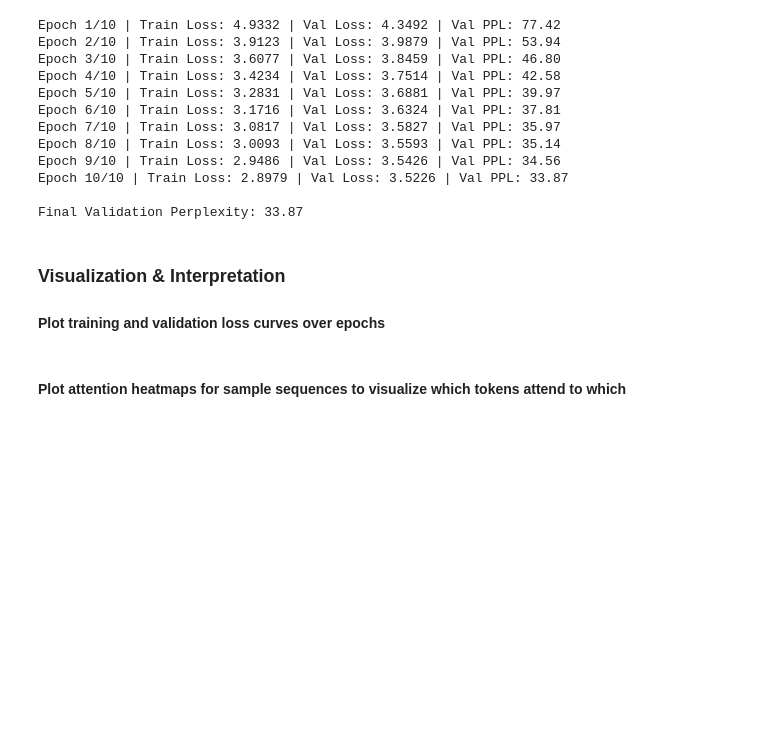
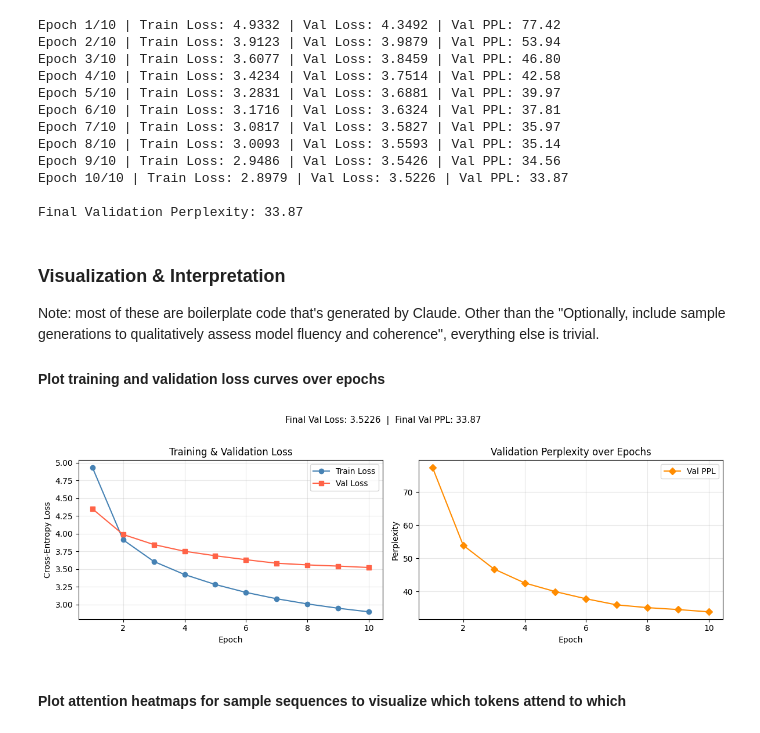
Before and after one commit to shanewang09/applied-ml, a Jupyter notebook: homework3/AppliedML_HW3_tsw2134.ipynb, the cells around one changed output. Drawn from its saved outputs; the diff is of its cells as text; code cells hidden in the pictures; blank space fills up the shorter version.

```diff
--- a/homework3/AppliedML_HW3_tsw2134.ipynb
+++ b/homework3/AppliedML_HW3_tsw2134.ipynb
@@ -74,7 +74,7 @@ with open('/tmp/corpus.txt', 'w') as f:
 # Initialize tokenizer (BPE) and specify unknown token replacement
 tokenizer = Tokenizer(BPE(unk_token='[UNK]'))
 tokenizer.pre_tokenizer = ByteLevel(add_prefix_space=False) # probably unnecessary for Tiny Shakespeare
-# tokenizer.decoder = ByteLevelDecoder() # uncomment to remove weird whitespace characters in # Testing words cell
+tokenizer.decoder = ByteLevelDecoder() # uncomment to remove weird whitespace characters in # Testing words cell
 
 trainer = BpeTrainer(
     vocab_size=VOCAB_SIZE,
@@ -405,6 +406,36 @@ Epoch 10/10 | Train Loss: 2.8979 | Val Loss: 3.5226 | Val PPL: 33.87
 Final Validation Perplexity: 33.87
 # %% [markdown]
 ### Visualization & Interpretation
+Note: most of these are boilerplate code that's generated by Claude. Other than the "Optionally, include sample generations to qualitatively assess model fluency and coherence", everything else is trivial.
 #### Plot training and validation loss curves over epochs
+# %%
+fig, axes = plt.subplots(1, 2, figsize=(12, 4))
+
+epochs = range(1, N_EPOCHS + 1)
+
+# Loss curves
+axes[0].plot(epochs, train_losses, marker='o', label='Train Loss', color='steelblue')
+axes[0].plot(epochs, val_losses,   marker='s', label='Val Loss',   color='tomato')
+axes[0].set_xlabel('Epoch')
+axes[0].set_ylabel('Cross-Entropy Loss')
+axes[0].set_title('Training & Validation Loss')
+axes[0].legend()
+axes[0].grid(alpha=0.3)
+
+# Perplexity curve
+axes[1].plot(epochs, val_ppls, marker='D', color='darkorange', label='Val PPL')
+axes[1].set_xlabel('Epoch')
+axes[1].set_ylabel('Perplexity')
+axes[1].set_title('Validation Perplexity over Epochs')
+axes[1].legend()
+axes[1].grid(alpha=0.3)
+
+plt.suptitle(f'Final Val Loss: {val_losses[-1]:.4f}  |  Final Val PPL: {val_ppls[-1]:.2f}',
+             fontsize=11, y=1.02)
+plt.tight_layout()
+plt.savefig('loss_curves.png', dpi=150, bbox_inches='tight')
+plt.show()
+# %% [output]
+[figure, added]
 # %% [markdown]
 #### Plot attention heatmaps for sample sequences to visualize which tokens attend to which
```
Also changed, not shown: parts of 4 cells of this notebook, 2 other files.
